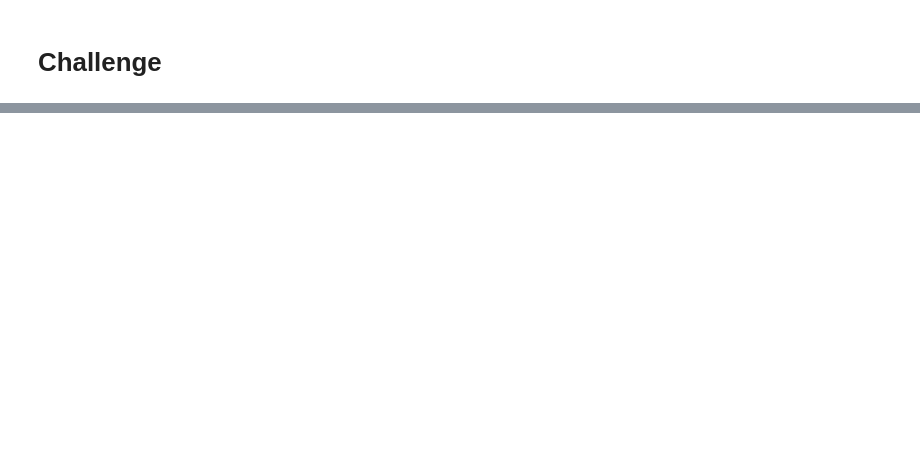
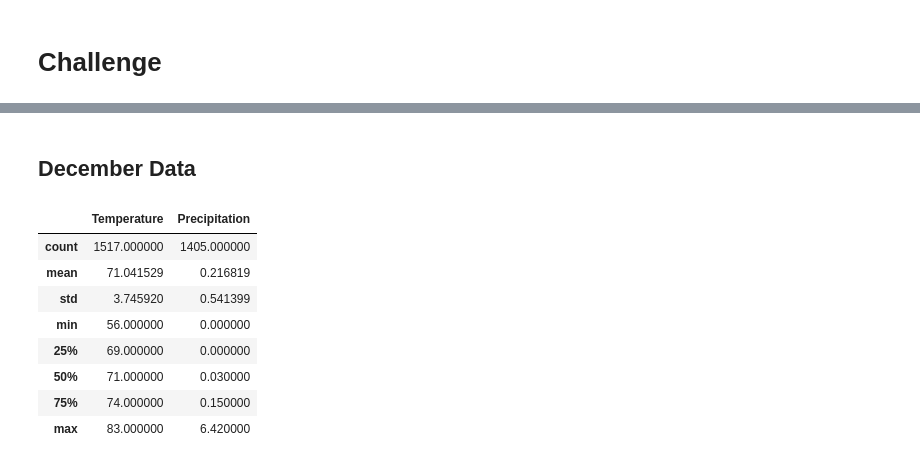
Before and after one commit to loydvalp/surfs_up, a Jupyter notebook: climate_analysis.ipynb, the cells around one changed output, grey strips where cells are left out. Cells and saved outputs as stored; diff of their text form; code cells hidden in the pictures; blank space fills up the shorter version.

```diff
--- a/climate_analysis.ipynb
+++ b/climate_analysis.ipynb
@@ -156,0 +211,24 @@ plt.tight_layout()
+# %% [markdown]
+## December Data
+# %%
+#Identify key statistical data in December across all of the stations and years
+
+december_data = session.query(Measurement.date,Measurement.tobs, Measurement.prcp).\
+    filter(extract('month',Measurement.date) == 12).all()
+
+# Save the query results as a Pandas DataFrame and set the index to the date column
+df = pd.DataFrame(december_data, columns=['date','Temperature','Precipitation'])
+df.set_index(df['date'], inplace = True)
+
+# Use Pandas to calcualte the summary statistics for the precipitation data
+df.describe()
+# %% [output]
+|  | Temperature | Precipitation |
+| count | 1517.000000 | 1405.000000 |
+| mean | 71.041529 | 0.216819 |
+| std | 3.745920 | 0.541399 |
+| min | 56.000000 | 0.000000 |
+| 25% | 69.000000 | 0.000000 |
+| 50% | 71.000000 | 0.030000 |
+| 75% | 74.000000 | 0.150000 |
+| max | 83.000000 | 6.420000 |
```
Also changed, not shown: parts of 14 cells of this notebook.
